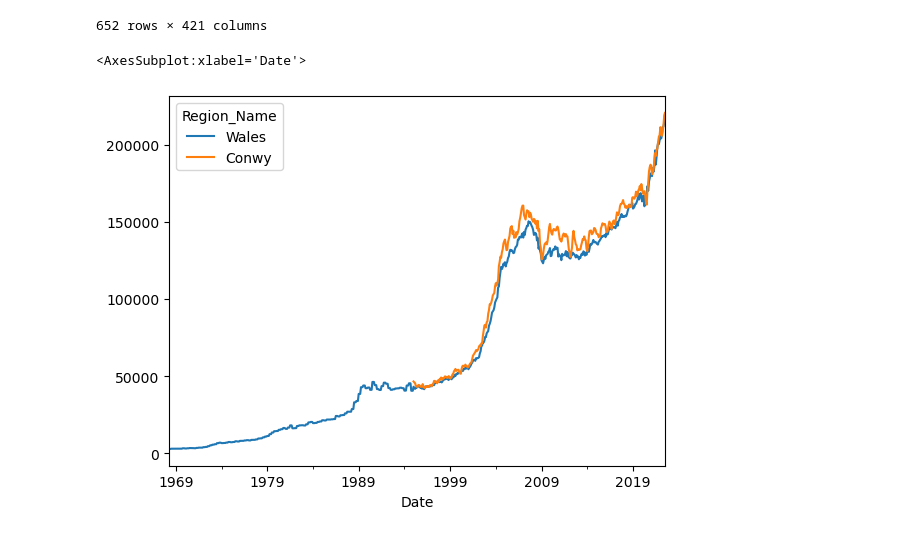
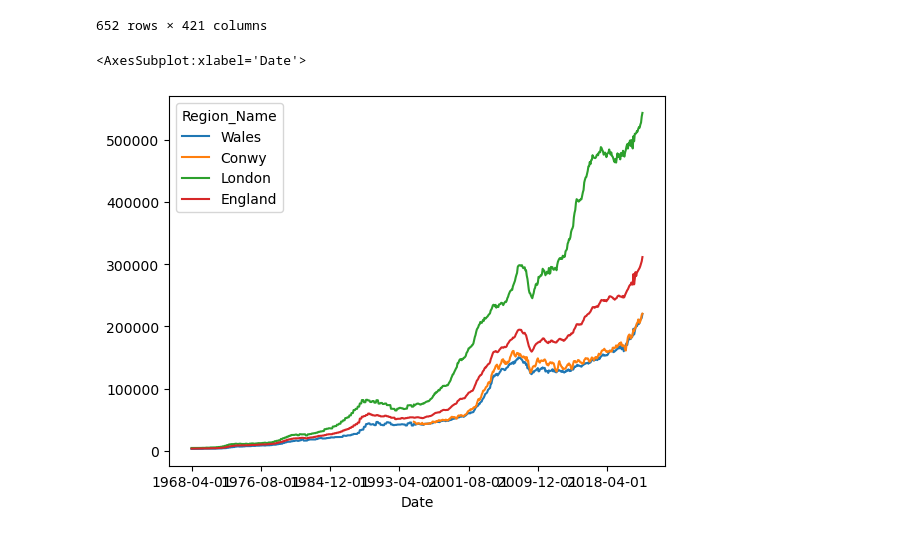
Before and after one commit to kegrad/house-price-index-group-project, a Jupyter notebook: initial-graph.ipynb, the cells around one changed output. Drawn from its saved outputs; the diff is of its cells as text; code cells hidden in the pictures.

```diff
--- a/initial-graph.ipynb
+++ b/initial-graph.ipynb
@@ -5,7 +5,7 @@ import matplotlib as mpl
 #install openpyxl and then restart kernel for the read_excel function to work, commented out here as it only needs done once
 #pip install openpyxl
 # %%
-df = pd.read_excel("Average-prices-2022-07.xlsx")
+df = pd.read_csv("Average-prices-2022-07.csv")
 # %%
 df
 # %% [output]
@@ -65,10 +65,10 @@ df2
 | 2022-07-01 | 203980.87610 | 379602.38061 | 181269.44567 | 223018.88469 | 174958.37227 | 173779.04548 | ... |
 652 rows × 421 columns
 # %%
-df2[['Wales','Conwy']].plot()
+df2[['Wales','Conwy','London', 'England']].plot()
 # %% [output]
 <AxesSubplot:xlabel='Date'>
-[figure, old version]
+[figure, new version]
 # %%
 # ideas:
 # find out more about AreaCodes - e.g. could we show an interactive map? c.f. https://stackoverflow.com/questions/63926137/interactive-uk-counties-map-in-python-dash-application; https://medium.com/@pohara60_24725/interactive-mapping-in-python-with-uk-census-data-6e571c60ff4
```
Also changed, not shown: parts of 1 cell of this notebook, 1 other file.
